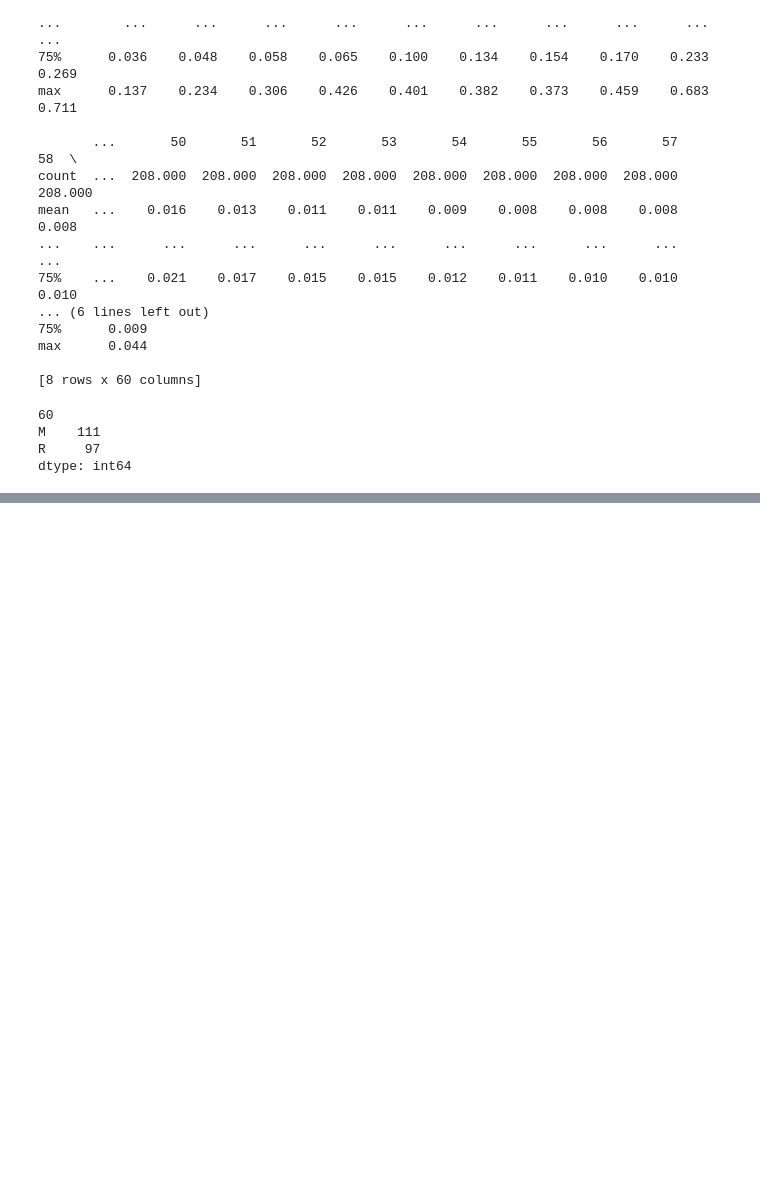
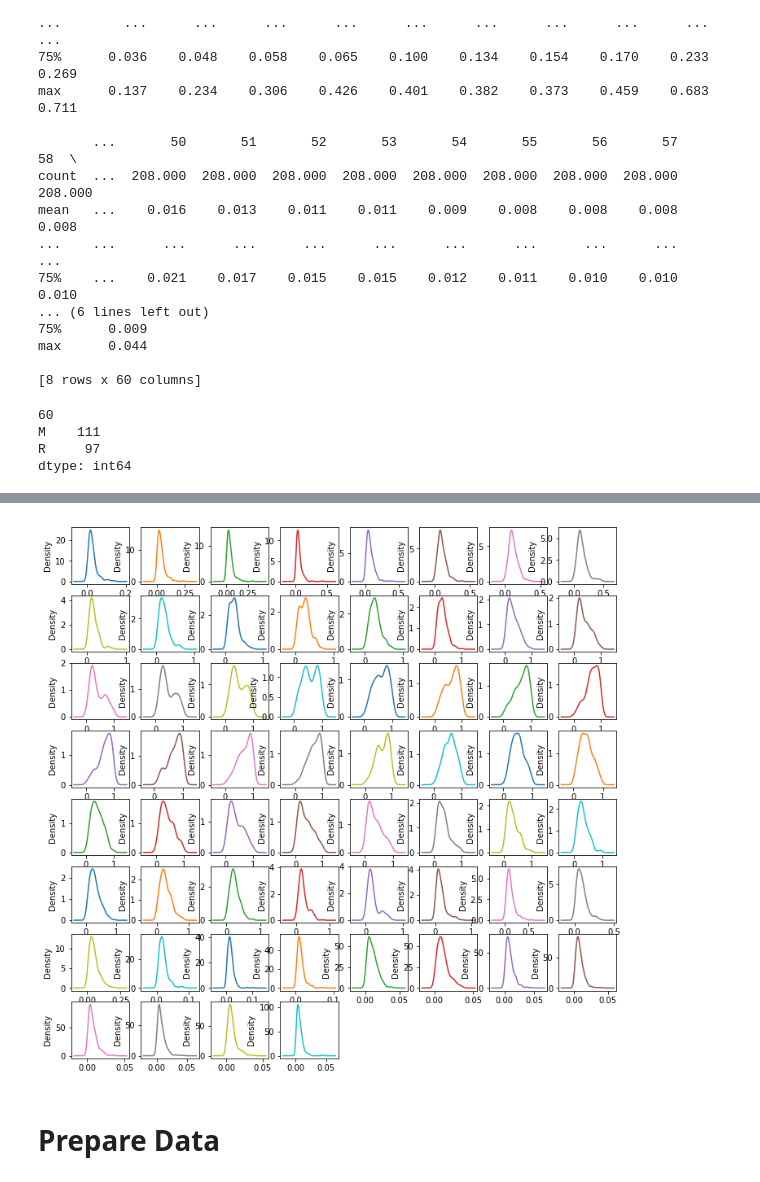
Before and after one commit to MYaassir/DeepLearning_Project1, a Jupyter notebook: DL_1st_Project-Sonar-Dataset-2.ipynb, the cells around one changed output, grey strips where cells are left out. Drawn from its saved outputs; the diff is of its cells as text; code cells hidden in the pictures; blank space fills up the shorter version.

```diff
--- a/DL_1st_Project-Sonar-Dataset-2.ipynb
+++ b/DL_1st_Project-Sonar-Dataset-2.ipynb
@@ -101,0 +109,6 @@ dtype: int64
+# %%
+# density
+dataset.plot(kind='density', subplots=True, layout=(8,8), sharex=False, legend=False, figsize = (12,12))
+pyplot.show()
+# %% [output]
+[figure, added]
@@ -101,0 +126,2 @@ dtype: int64
+# %% [markdown]
+# Prepare Data
```
Also changed, not shown: parts of 6 cells of this notebook.
